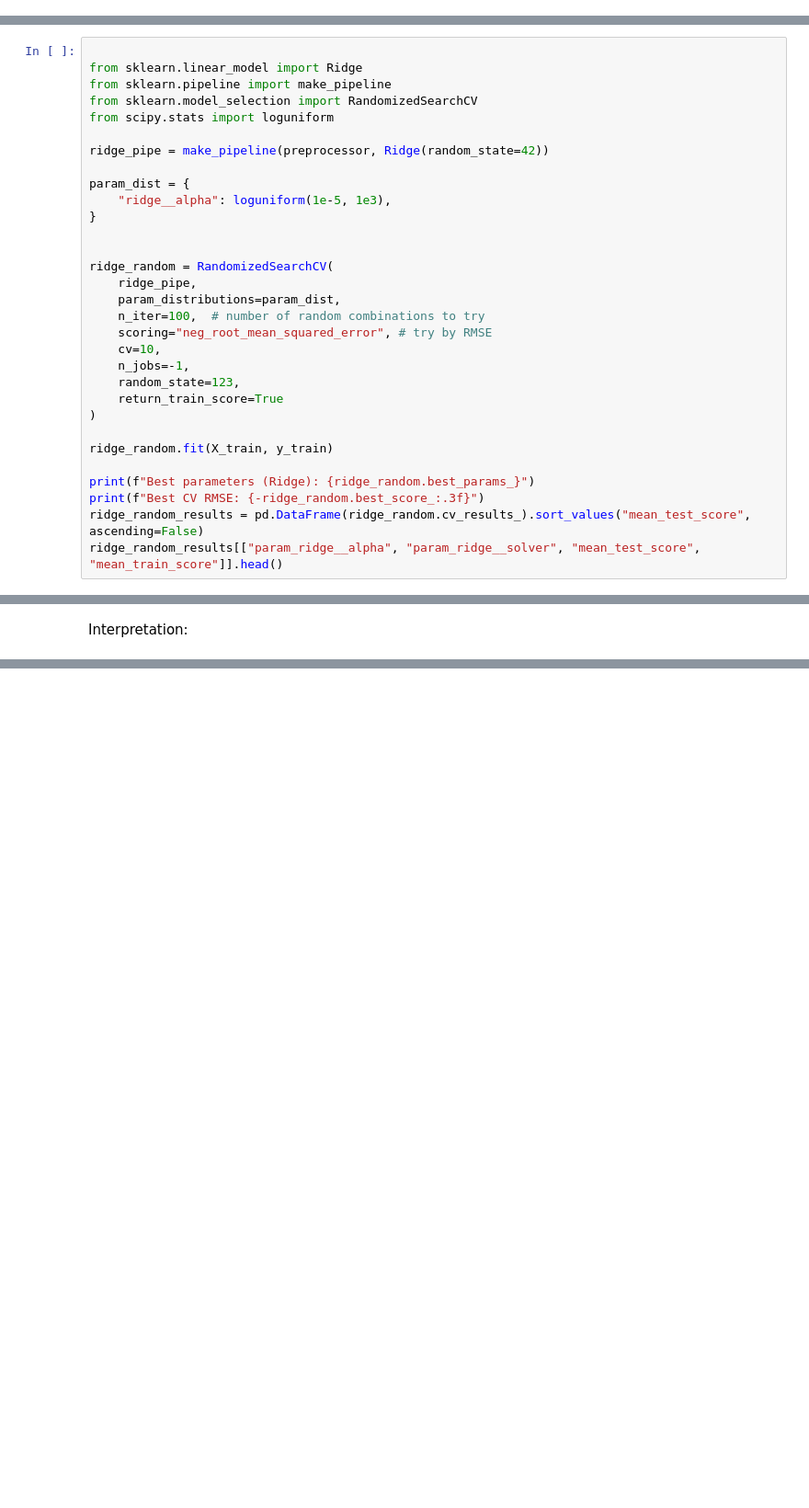
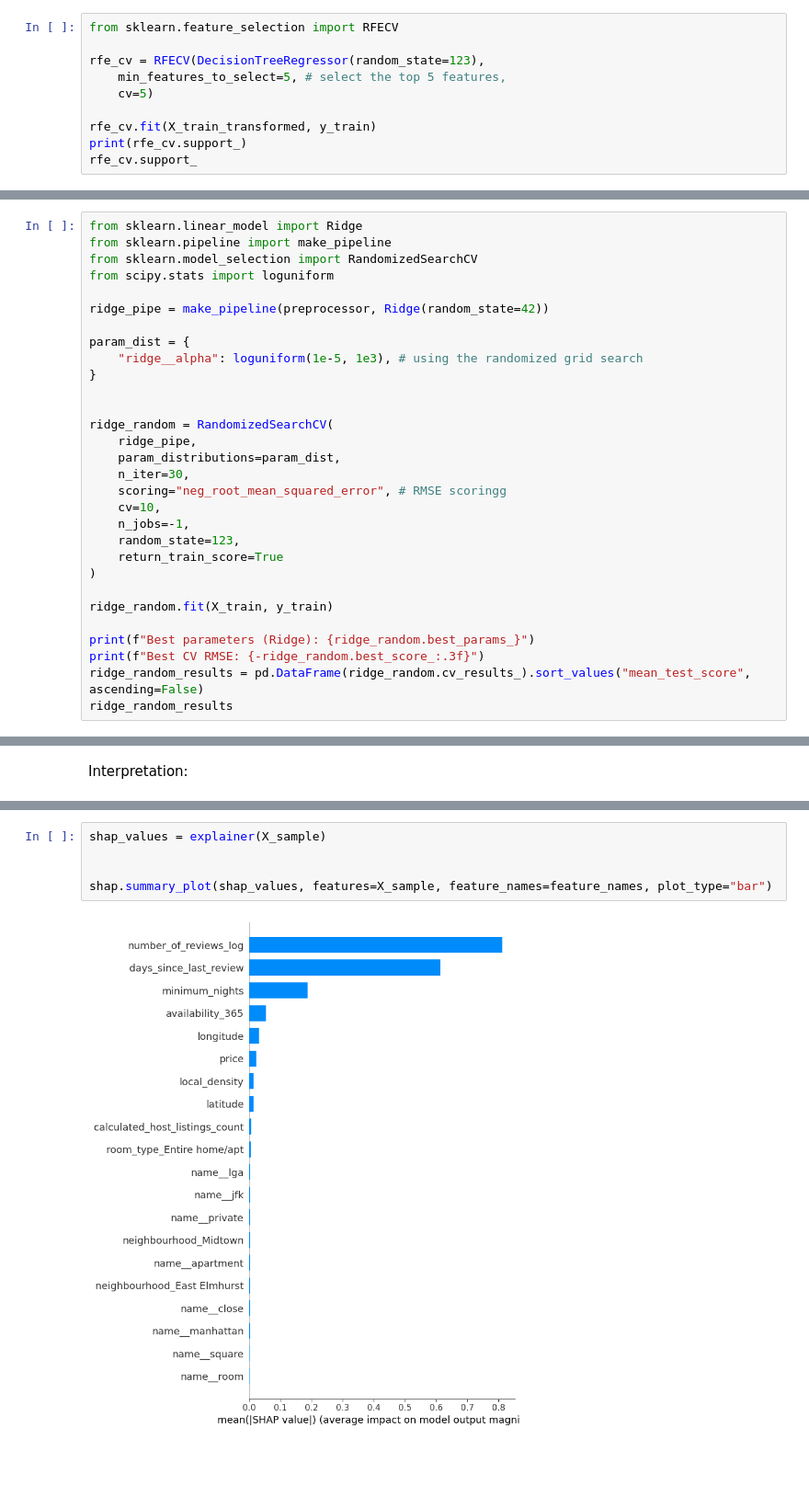
Before and after one commit to janayee-c/cpsc330-hw5, a Jupyter notebook: hw5.ipynb, the cells around one changed output, grey strips where cells are left out. Shown at 92% size. Cells and saved outputs as stored; diff of their text form; blank space fills up the shorter version.

```diff
--- a/hw5.ipynb
+++ b/hw5.ipynb
@@ -1228,0 +1108,10 @@ ValueError: could not convert string to float: 'Spacious and cozy room!'
+# %%
+from sklearn.feature_selection import RFECV
+
+rfe_cv = RFECV(DecisionTreeRegressor(random_state=123),
+    min_features_to_select=5, # select the top 5 features,
+    cv=5)
+
+rfe_cv.fit(X_train_transformed, y_train)
+print(rfe_cv.support_)
+rfe_cv.support_
@@ -1266,5 +1364,4 @@ _Points:_ 10
 # %%
-
 from sklearn.linear_model import Ridge
 from sklearn.pipeline import make_pipeline
 from sklearn.model_selection import RandomizedSearchCV
@@ -1273,15 +1370,15 @@ from scipy.stats import loguniform
 ridge_pipe = make_pipeline(preprocessor, Ridge(random_state=42))
 
 param_dist = {
-    "ridge__alpha": loguniform(1e-5, 1e3),
+    "ridge__alpha": loguniform(1e-5, 1e3), # using the randomized grid search
 }
 
 
 ridge_random = RandomizedSearchCV(
     ridge_pipe,
     param_distributions=param_dist,
-    n_iter=100,  # number of random combinations to try
-    scoring="neg_root_mean_squared_error", # try by RMSE
+    n_iter=30,
+    scoring="neg_root_mean_squared_error", # RMSE scoringg
     cv=10,
     n_jobs=-1,
     random_state=123,
@@ -1293,4 +1390,4 @@ ridge_random.fit(X_train, y_train)
 print(f"Best parameters (Ridge): {ridge_random.best_params_}")
 print(f"Best CV RMSE: {-ridge_random.best_score_:.3f}")
 ridge_random_results = pd.DataFrame(ridge_random.cv_results_).sort_values("mean_test_score", ascending=False)
-ridge_random_results[["param_ridge__alpha", "param_ridge__solver", "mean_test_score", "mean_train_score"]].head()
+ridge_random_results
@@ -1460,3 +1610,10 @@ shap.summary_plot(train_shap_values, X_train)
+# %%
+shap_values = explainer(X_sample)
+
+
+shap.summary_plot(shap_values, features=X_sample, feature_names=feature_names, plot_type="bar")
+# %% [output]
+[figure, added]
 # %% [markdown]
 <!-- END QUESTION -->
 
```
Also changed, not shown: parts of 57 cells of this notebook, 5 other files.
